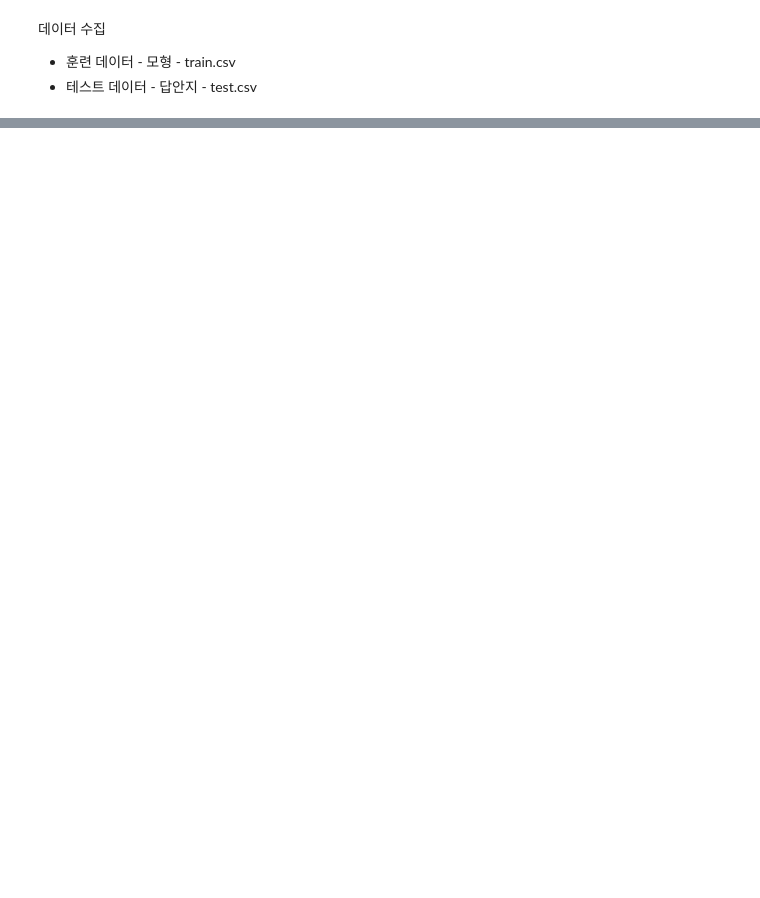
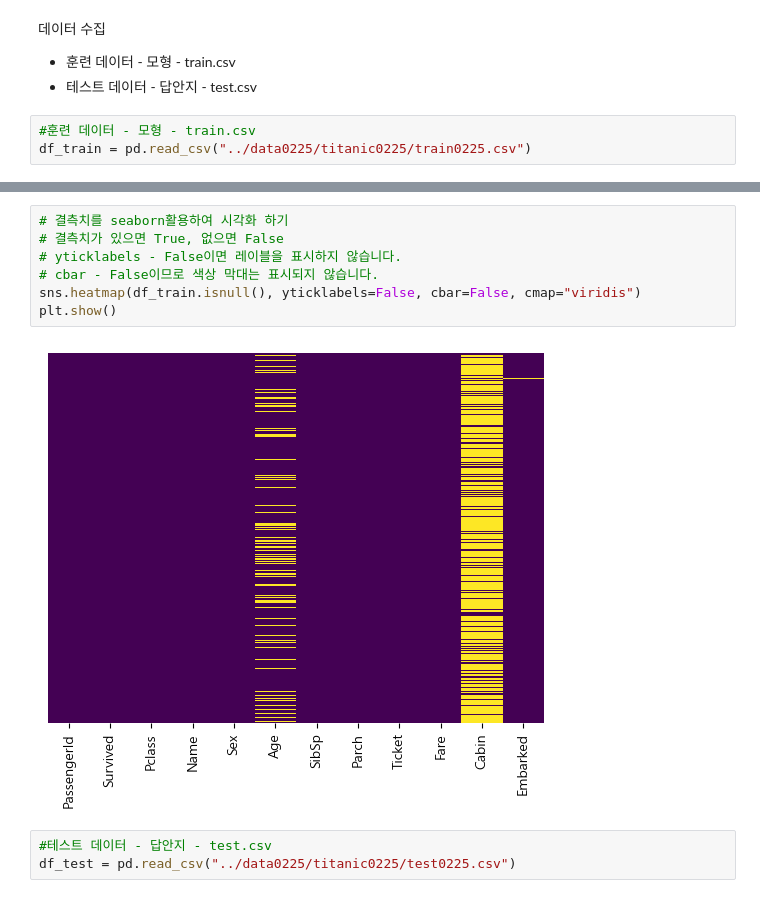
Before and after one commit to mm0307y/BackUp, a Jupyter notebook: ai-lab/basic-step1/31.EDAProject0225/EDA_타이타닉1_0225.ipynb, the cells around one changed output, grey strips where cells are left out. Saved outputs shown, nothing was run; the diff lists cells and outputs as text; blank space fills up the shorter version.

```diff
--- a/ai-lab/basic-step1/31.EDAProject0225/EDA_타이타닉1_0225.ipynb
+++ b/ai-lab/basic-step1/31.EDAProject0225/EDA_타이타닉1_0225.ipynb
@@ -55,3 +79,6 @@ plt.plot?
 데이터 수집
 - 훈련 데이터 - 모형 - train.csv
 - 테스트 데이터 - 답안지 - test.csv
+# %%
+#훈련 데이터 - 모형 - train.csv
+df_train = pd.read_csv("../data0225/titanic0225/train0225.csv")
@@ -57,0 +169,12 @@ plt.plot?
+# %%
+# 결측치를 seaborn활용하여 시각화 하기
+# 결측치가 있으면 True, 없으면 False
+# yticklabels - False이면 레이블을 표시하지 않습니다.
+# cbar - False이므로 색상 막대는 표시되지 않습니다.
+sns.heatmap(df_train.isnull(), yticklabels=False, cbar=False, cmap="viridis")
+plt.show()
+# %% [output]
+[figure, added]
+# %%
+#테스트 데이터 - 답안지 - test.csv
+df_test = pd.read_csv("../data0225/titanic0225/test0225.csv")
```
Also changed, not shown: parts of 41 cells of this notebook, 8 other files.
